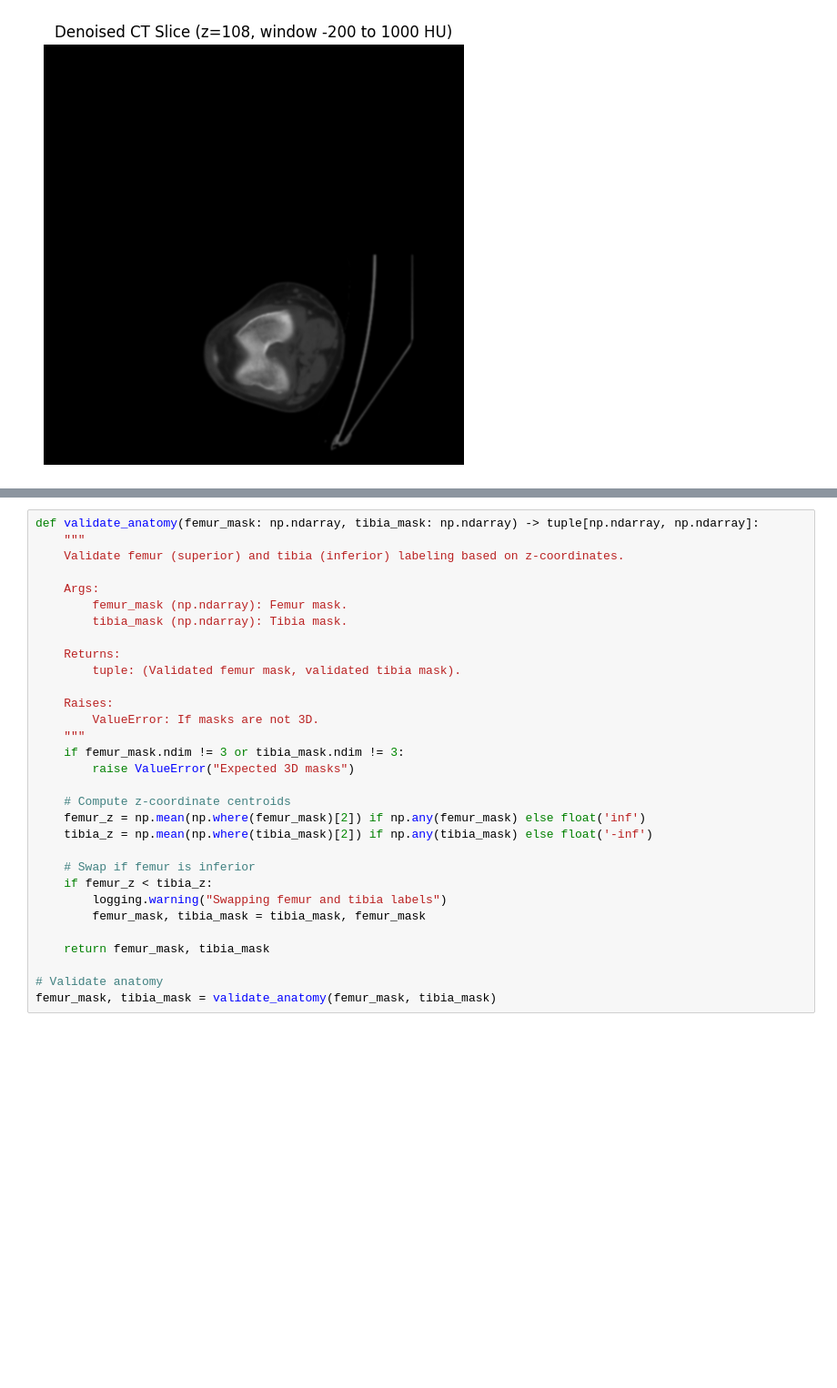
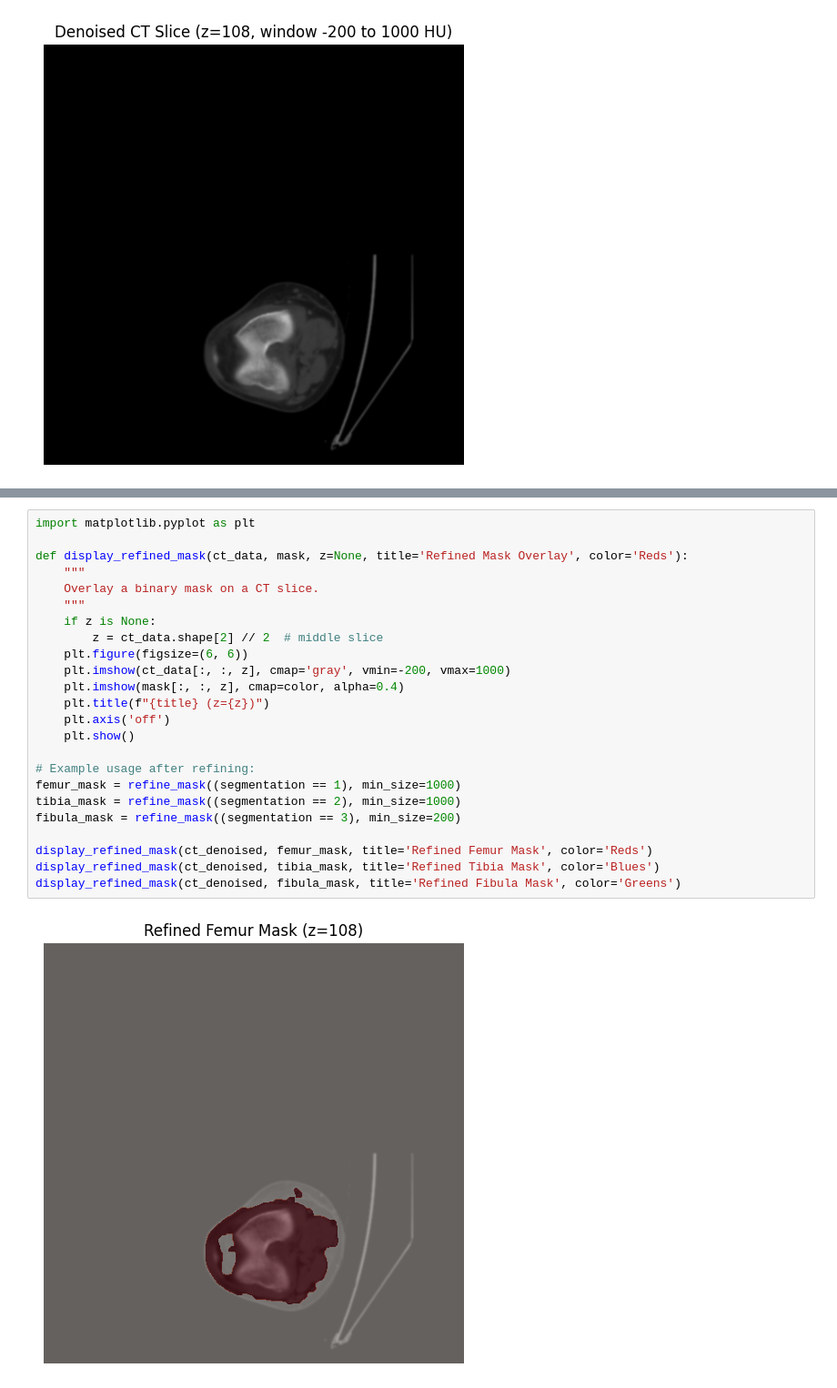
Before and after one commit to Aayush518/RA_selection_task_1, a Jupyter notebook: ra-selection-task-1.ipynb, the cells around one changed output, grey strips where cells are left out. Shown at 91% size. Saved outputs shown, nothing was run; the diff lists cells and outputs as text; blank space fills up the shorter version.

```diff
--- a/ra-selection-task-1.ipynb
+++ b/ra-selection-task-1.ipynb
@@ -357,31 +467,26 @@ tibia_mask = refine_mask(tibia_mask)
-# %%
-def validate_anatomy(femur_mask: np.ndarray, tibia_mask: np.ndarray) -> tuple[np.ndarray, np.ndarray]:
-    """
-    Validate femur (superior) and tibia (inferior) labeling based on z-coordinates.
-
-    Args:
-        femur_mask (np.ndarray): Femur mask.
-        tibia_mask (np.ndarray): Tibia mask.
-
-    Returns:
-        tuple: (Validated femur mask, validated tibia mask).
-
-    Raises:
-        ValueError: If masks are not 3D.
-    """
-    if femur_mask.ndim != 3 or tibia_mask.ndim != 3:
-        raise ValueError("Expected 3D masks")
-
-    # Compute z-coordinate centroids
-    femur_z = np.mean(np.where(femur_mask)[2]) if np.any(femur_mask) else float('inf')
-    tibia_z = np.mean(np.where(tibia_mask)[2]) if np.any(tibia_mask) else float('-inf')
-
-    # Swap if femur is inferior
-    if femur_z < tibia_z:
-        logging.warning("Swapping femur and tibia labels")
-        femur_mask, tibia_mask = tibia_mask, femur_mask
-
-    return femur_mask, tibia_mask
-
-# Validate anatomy
-femur_mask, tibia_mask = validate_anatomy(femur_mask, tibia_mask)
+# %%
+import matplotlib.pyplot as plt
+
+def display_refined_mask(ct_data, mask, z=None, title='Refined Mask Overlay', color='Reds'):
+    """
+    Overlay a binary mask on a CT slice.
+    """
+    if z is None:
+        z = ct_data.shape[2] // 2  # middle slice
+    plt.figure(figsize=(6, 6))
+    plt.imshow(ct_data[:, :, z], cmap='gray', vmin=-200, vmax=1000)
+    plt.imshow(mask[:, :, z], cmap=color, alpha=0.4)
+    plt.title(f"{title} (z={z})")
+    plt.axis('off')
+    plt.show()
+
+# Example usage after refining:
+femur_mask = refine_mask((segmentation == 1), min_size=1000)
+tibia_mask = refine_mask((segmentation == 2), min_size=1000)
+fibula_mask = refine_mask((segmentation == 3), min_size=200)
+
+display_refined_mask(ct_denoised, femur_mask, title='Refined Femur Mask', color='Reds')
+display_refined_mask(ct_denoised, tibia_mask, title='Refined Tibia Mask', color='Blues')
+display_refined_mask(ct_denoised, fibula_mask, title='Refined Fibula Mask', color='Greens')
+# %% [output]
+[figure, added]
```
Also changed, not shown: parts of 18 cells of this notebook.
